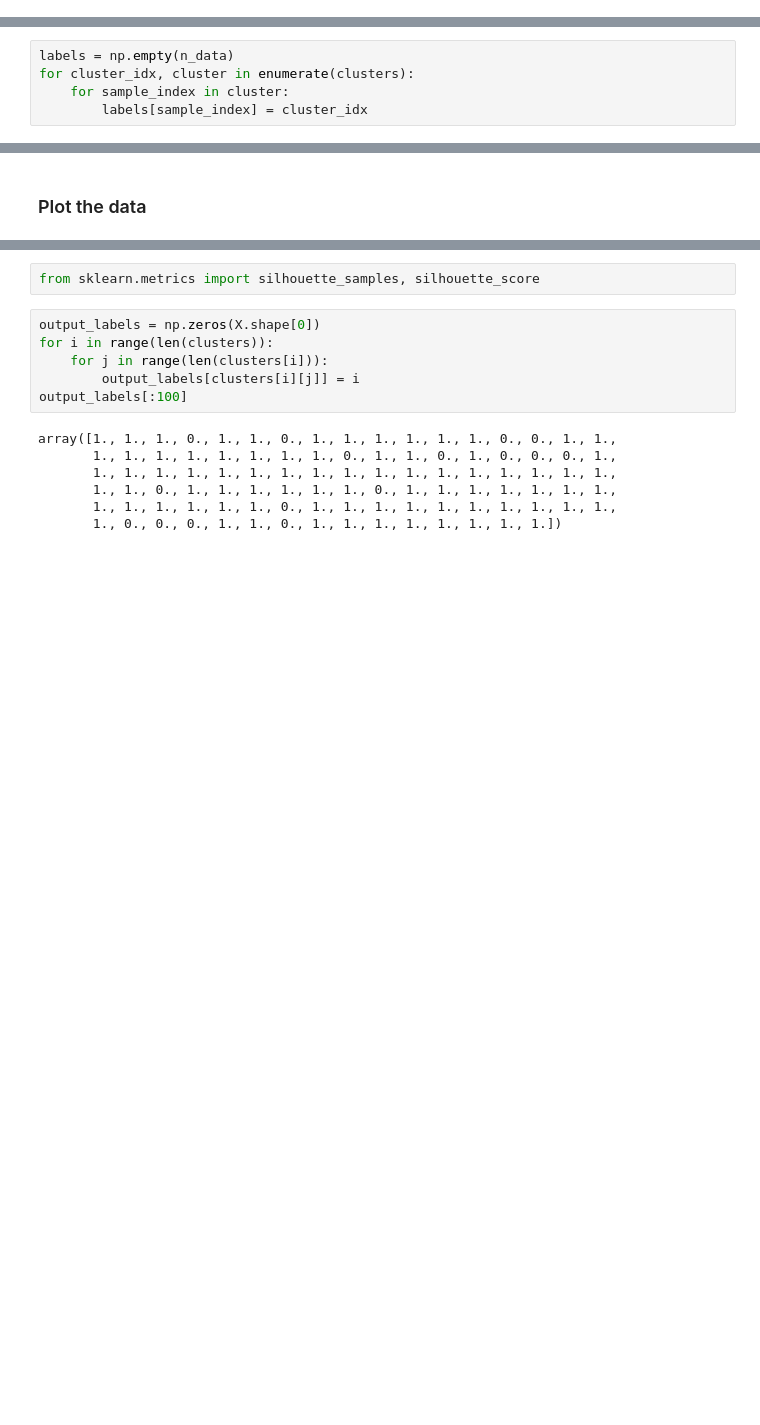
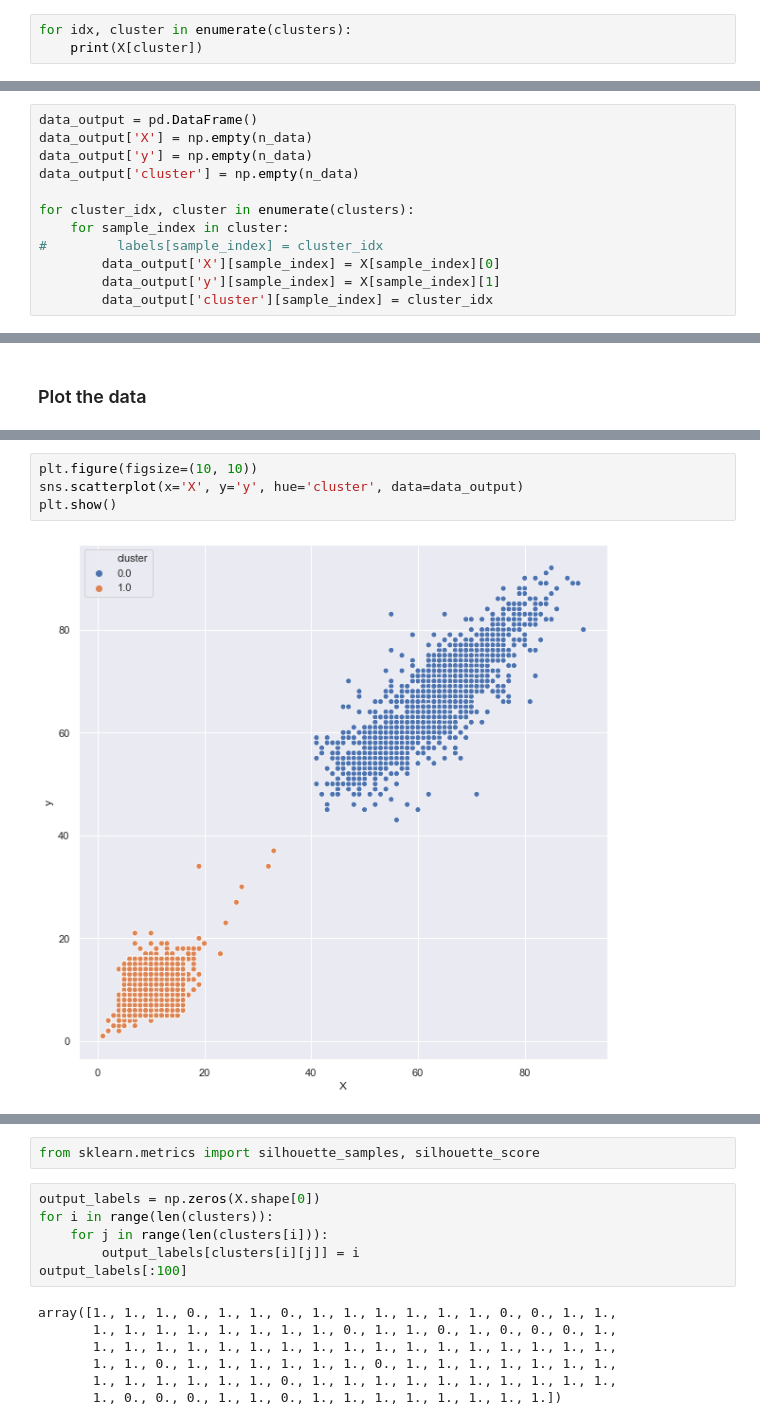
Before and after one commit to kelilipan/machine-learning-final-project-sandbox, a Jupyter notebook: B.Clustering.ipynb, the cells around one changed output, grey strips where cells are left out. Cells and saved outputs as stored; diff of their text form; blank space fills up the shorter version.

```diff
--- a/B.Clustering.ipynb
+++ b/B.Clustering.ipynb
@@ -117,0 +158,3 @@ iteration =  2
+# %%
+for idx, cluster in enumerate(clusters):
+    print(X[cluster])
@@ -118,7 +176,14 @@ iteration =  2
 # %% [markdown]
 ### Print the output label
 # %%
-labels = np.empty(n_data)
+data_output = pd.DataFrame()
+data_output['X'] = np.empty(n_data)
+data_output['y'] = np.empty(n_data)
+data_output['cluster'] = np.empty(n_data)
+
 for cluster_idx, cluster in enumerate(clusters):
     for sample_index in cluster:
-        labels[sample_index] = cluster_idx
+#         labels[sample_index] = cluster_idx
+        data_output['X'][sample_index] = X[sample_index][0]
+        data_output['y'][sample_index] = X[sample_index][1]
+        data_output['cluster'][sample_index] = cluster_idx
@@ -141,3 +216,9 @@ plt.show()
+# %%
+plt.figure(figsize=(10, 10))
+sns.scatterplot(x='X', y='y', hue='cluster', data=data_output)
+plt.show()
+# %% [output]
+[figure, added]
 # %% [markdown]
 ## Evaluate Score
 
```
Also changed, not shown: parts of 10 cells of this notebook, 19 other files.
